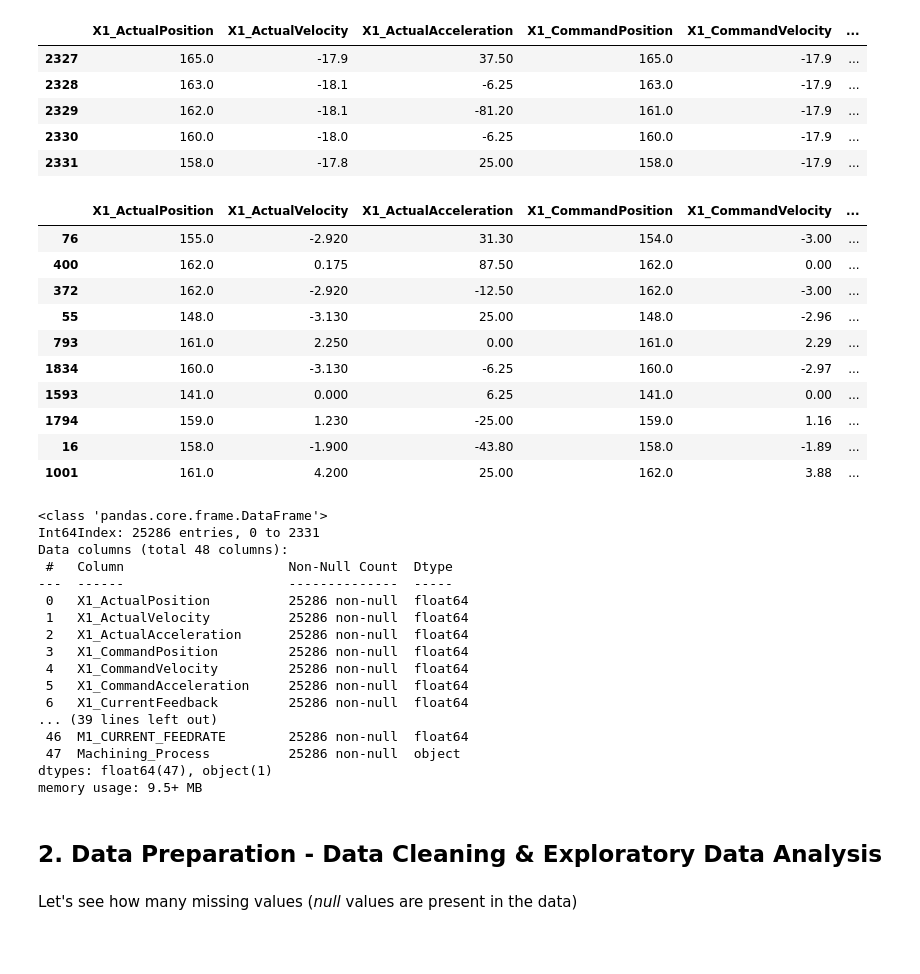
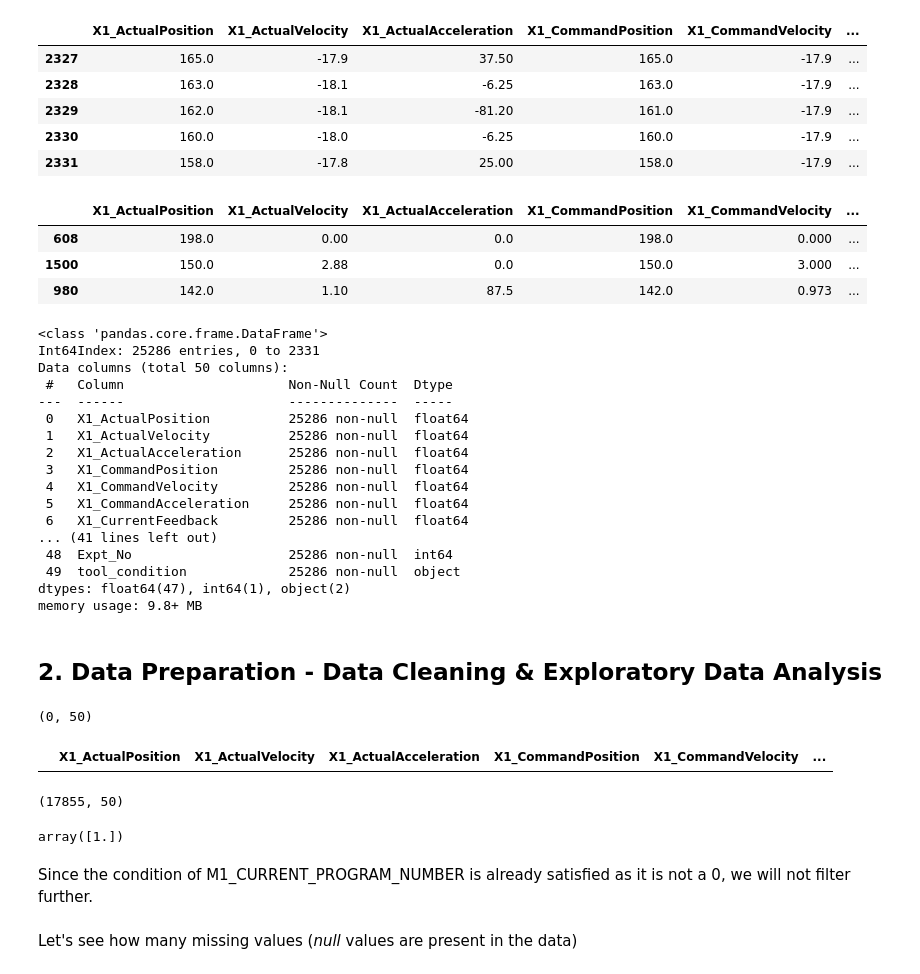
Before and after one commit to ayuba7272/millToolWear_caseStudy, a Jupyter notebook: CNC_MillWearCaseStudy.ipynb, the cells around one changed output. Saved outputs shown, nothing was run; the diff lists cells and outputs as text; code cells hidden in the pictures; blank space fills up the shorter version.

```diff
--- a/CNC_MillWearCaseStudy.ipynb
+++ b/CNC_MillWearCaseStudy.ipynb
@@ -143,3 +145,5 @@ drive.mount('/content/drive')
 Drive already mounted at /content/drive; to attempt to forcibly remount, call drive.mount("/content/drive", force_remount=True).
 # %%
 data_path = "/content/drive/MyDrive/Work/RevaCollegePresentation/CNC_Milling_Dataset"
+# %%
+results = pd.read_csv("/content/drive/MyDrive/Work/RevaCollegePresentation/CNC_Milling_Dataset/train.csv")
@@ -148,6 +161,14 @@ from pathlib import Path
 df_list=[]
 for path in Path(data_path).iterdir():
     if path.suffix ==".csv" and path.name!="train.csv":
+        expt = int(path.name.replace(".csv","")[-2:])
+        print('Loading data for Experiment: ',expt)
         exp_data = pd.read_csv(str(path))
+        res = results[results['No']==expt]
+        exp_data['Expt_No'] = expt
+        # print(res.values[0][2:][0])
+        exp_data['tool_condition'] = res.values[0][2:][2]
+        # exp_data['machining_finalized'] = res.values[0][2:][3]
+        # exp_data['passed_visual_inspection'] = res.values[0][2:][4]
         df_list.append(exp_data)
 all_exp_data = pd.concat(df_list)
@@ -175,25 +205,18 @@ all_exp_data.tail()   #shows last 5 rows of the data
 | 2330 | 160.0 | -18.0 | -6.25 | 160.0 | -17.9 | ... |
 | 2331 | 158.0 | -17.8 | 25.00 | 158.0 | -17.9 | ... |
 # %%
-all_exp_data.sample(10)   #shows sample n rows of the data
+all_exp_data.sample(3)   #shows sample n rows of the data
 # %% [output]
 |  | X1_ActualPosition | X1_ActualVelocity | X1_ActualAcceleration | X1_CommandPosition | X1_CommandVelocity | ... |
-| 76 | 155.0 | -2.920 | 31.30 | 154.0 | -3.00 | ... |
-| 400 | 162.0 | 0.175 | 87.50 | 162.0 | 0.00 | ... |
-| 372 | 162.0 | -2.920 | -12.50 | 162.0 | -3.00 | ... |
-| 55 | 148.0 | -3.130 | 25.00 | 148.0 | -2.96 | ... |
-| 793 | 161.0 | 2.250 | 0.00 | 161.0 | 2.29 | ... |
-| 1834 | 160.0 | -3.130 | -6.25 | 160.0 | -2.97 | ... |
-| 1593 | 141.0 | 0.000 | 6.25 | 141.0 | 0.00 | ... |
-| 1794 | 159.0 | 1.230 | -25.00 | 159.0 | 1.16 | ... |
-| 16 | 158.0 | -1.900 | -43.80 | 158.0 | -1.89 | ... |
-| 1001 | 161.0 | 4.200 | 25.00 | 162.0 | 3.88 | ... |
+| 608 | 198.0 | 0.00 | 0.0 | 198.0 | 0.000 | ... |
+| 1500 | 150.0 | 2.88 | 0.0 | 150.0 | 3.000 | ... |
+| 980 | 142.0 | 1.10 | 87.5 | 142.0 | 0.973 | ... |
 # %%
 all_exp_data.info()
 # %% [output]
 <class 'pandas.core.frame.DataFrame'>
 Int64Index: 25286 entries, 0 to 2331
-Data columns (total 48 columns):
+Data columns (total 50 columns):
  #   Column                     Non-Null Count  Dtype
 ---  ------                     --------------  -----
  0   X1_ActualPosition          25286 non-null  float64
@@ -203,8 +226,8 @@ Data columns (total 48 columns):
  4   X1_CommandVelocity         25286 non-null  float64
  5   X1_CommandAcceleration     25286 non-null  float64
  6   X1_CurrentFeedback         25286 non-null  float64
-... (39 lines left out)
- 46  M1_CURRENT_FEEDRATE        25286 non-null  float64
- 47  Machining_Process          25286 non-null  object
-dtypes: float64(47), object(1)
-memory usage: 9.5+ MB
+... (41 lines left out)
+ 48  Expt_No                    25286 non-null  int64
+ 49  tool_condition             25286 non-null  object
+dtypes: float64(47), int64(1), object(2)
+memory usage: 9.8+ MB
@@ -211,4 +236,13 @@ memory usage: 9.5+ MB
+# %% [markdown]
+## 2. Data Preparation - Data Cleaning & Exploratory Data Analysis
 # %%
 all_exp_data.reset_index(inplace=True,drop=True)
-# %% [markdown]
-## 2. Data Preparation - Data Cleaning & Exploratory Data Analysis
+# %%
+test = all_exp_data[((all_exp_data['M1_CURRENT_FEEDRATE']!=50)&(all_exp_data['X1_ActualPosition']!=198)&(all_exp_data['M1_CURRENT_PROGRAM_NUMBER']==0))]
+test.shape
+# %% [output]
+(0, 50)
+# %%
+test.head()
+# %% [output]
+|  | X1_ActualPosition | X1_ActualVelocity | X1_ActualAcceleration | X1_CommandPosition | X1_CommandVelocity | ... |
@@ -215,3 +259,13 @@ all_exp_data.reset_index(inplace=True,drop=True)
+# %%
+all_exp_data.shape
+# %% [output]
+(17855, 50)
+# %%
+all_exp_data['M1_CURRENT_PROGRAM_NUMBER'].unique()
+# %% [output]
+array([1.])
+# %% [markdown]
+Since the condition of M1_CURRENT_PROGRAM_NUMBER is already satisfied as it is not a 0, we will not filter further.
 # %% [markdown]
 Let's see how many missing values (*null* values are present in the data)
 # %%
```
Also changed, not shown: parts of 16 cells of this notebook.
